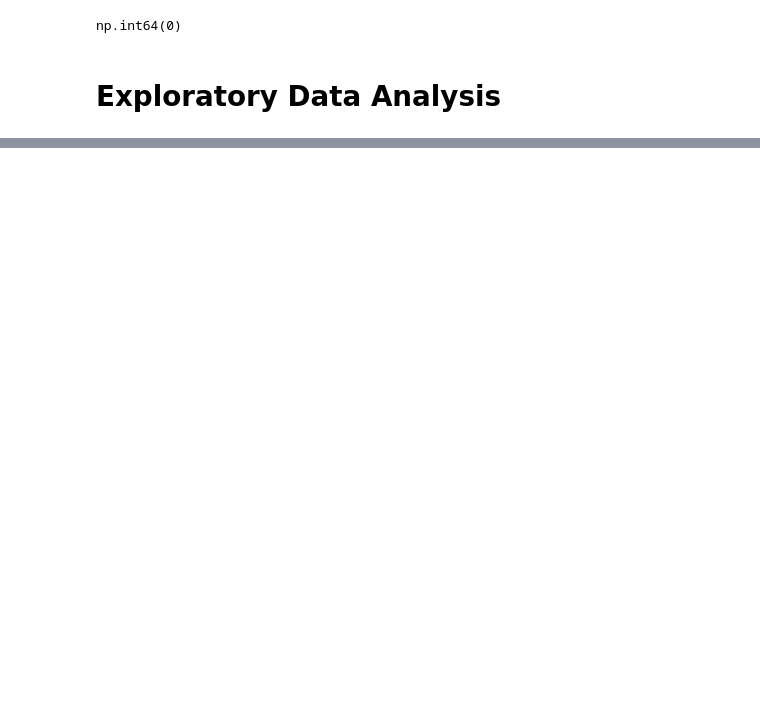
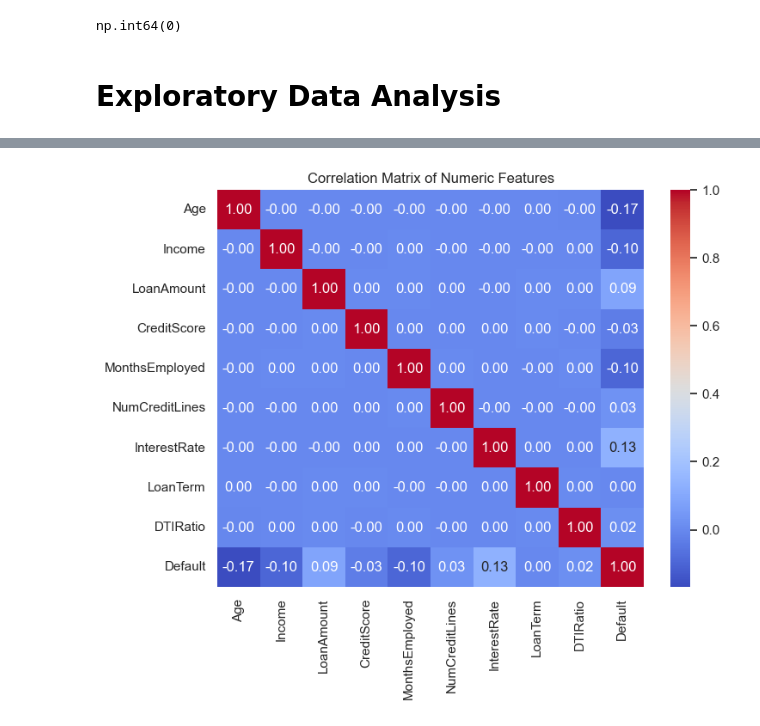
Before and after one commit to tranthaituong/LoanDefaultPrediction, a Jupyter notebook: notebooks/Loan.ipynb, the cells around one changed output, grey strips where cells are left out. Drawn from its saved outputs; the diff is of its cells as text; code cells hidden in the pictures; blank space fills up the shorter version.

```diff
--- a/notebooks/Loan.ipynb
+++ b/notebooks/Loan.ipynb
@@ -90,0 +109,8 @@ df[categorical_cols] =df[categorical_cols].fillna('Unknown')
+# %%
+# 2. Correlation heatmap (numeric features only)
+plt.figure(figsize=(8, 6))
+sns.heatmap(df.corr(numeric_only=True), annot=True, fmt=".2f", cmap="coolwarm")
+plt.title("Correlation Matrix of Numeric Features")
+plt.show()
+# %% [output]
+[figure, added]
```
Also changed, not shown: parts of 10 cells of this notebook.
